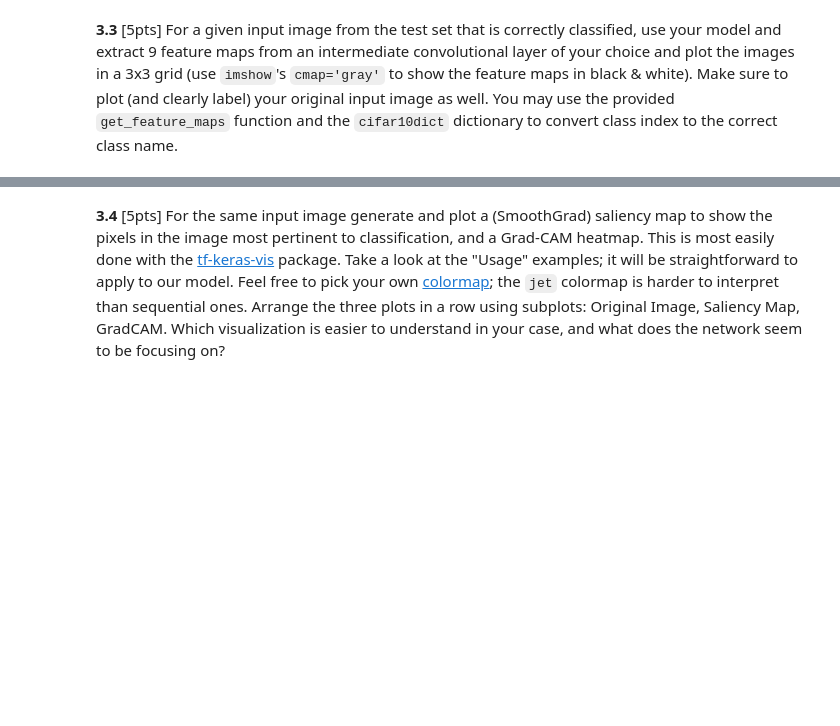
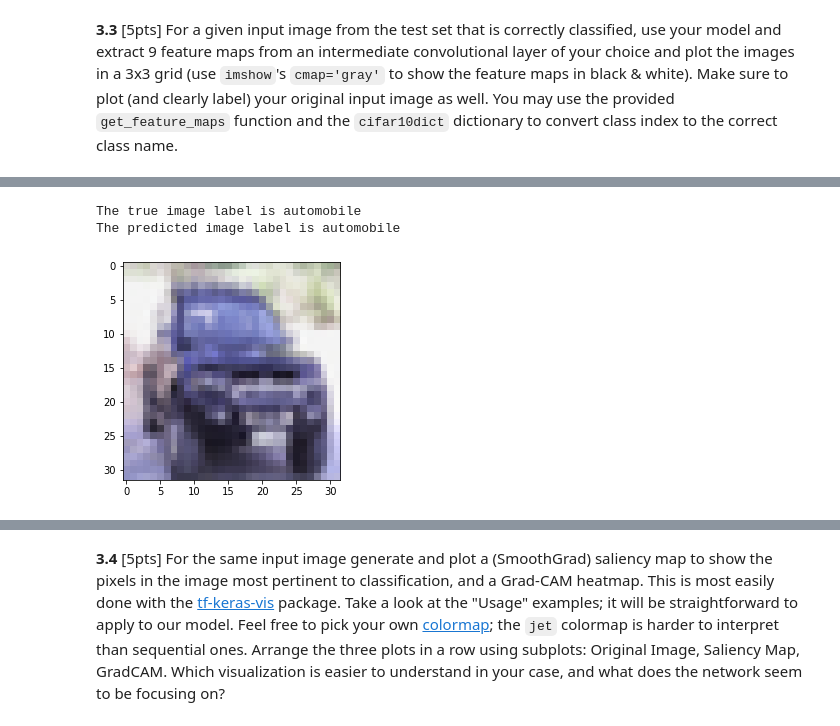
Before and after one commit to UnskilledWorker/2020-CS109B, a Jupyter notebook: content/homeworks/hw04/notebook/cs109b_hw4.ipynb, the cells around one changed output, grey strips where cells are left out. Drawn from its saved outputs; the diff is of its cells as text; code cells hidden in the pictures; blank space fills up the shorter version.

```diff
--- a/content/homeworks/hw04/notebook/cs109b_hw4.ipynb
+++ b/content/homeworks/hw04/notebook/cs109b_hw4.ipynb
@@ -866,5 +1090,5 @@ The formula indicates that the relationship between the K_i ("number of filters
 # %%
 # Load saved weights
-# your code here
+mnist_cnn_model6.load_weights('my_model_weights.h5')
 # %% [markdown]
 **3.3** [5pts] For a given input image from the test set that is correctly classified, use your model and extract 9 feature maps from an intermediate convolutional layer of your choice and plot the images in a 3x3 grid (use `imshow`'s `cmap='gray'` to show the feature maps in black & white).  Make sure to plot (and clearly label) your original input image as well. You may use the provided `get_feature_maps` function and the `cifar10dict` dictionary to convert class index to the correct class name.
@@ -872,0 +1108,9 @@ The formula indicates that the relationship between the K_i ("number of filters
+# %%
+for image_id in range(20):
+    correct_image = test_images[image_id]
+    correct_image_label = test_labels[image_id]
+    label_key = np.inner(list(cifar10dict.keys()), correct_image_label)
+    correct_image.shape
+    prediction = mnist_cnn_model6.predict(np.expand_dims(correct_image, axis=0))
+    predicted_label_key = round(np.inner(list(cifar10dict.keys()), prediction)[0])
+    print(f"For Image_id = {image_id}, the true label is {cifar10dict[label_key]}, and the predicted label is {cifar10dict[predicted_label_key]}")
@@ -872,0 +1138,22 @@ The formula indicates that the relationship between the K_i ("number of filters
+# %%
+##define a function to print labels
+def plot_image(img):
+    squeezed_image = np.squeeze(img)
+    plt.imshow(squeezed_image, cmap="gray")
+    label_key = np.inner(list(cifar10dict.keys()), test_labels[image_id])
+    print(f"The true image label is {cifar10dict[label_key]}")
+
+    prediction = mnist_cnn_model6.predict(np.expand_dims(img, axis=0))
+    predicted_label_key = round(np.inner(list(cifar10dict.keys()), prediction)[0])
+    print(f"The predicted image label is {cifar10dict[predicted_label_key]}")
+# %%
+# Choose an correctly predicted image
+image_id = 9
+# img = x_test[image_id,:,:,:]
+img = test_images[image_id]
+img.shape
+plot_image(img)
+# %% [output]
+The true image label is automobile
+The predicted image label is automobile
+[figure, added]
```
Also changed, not shown: parts of 76 cells of this notebook.
